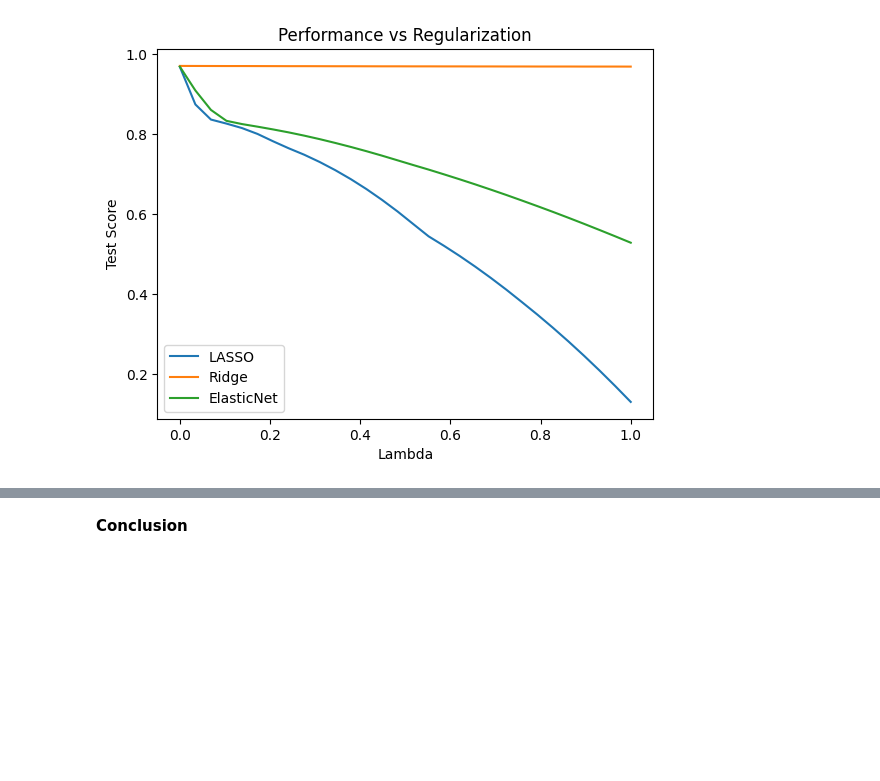
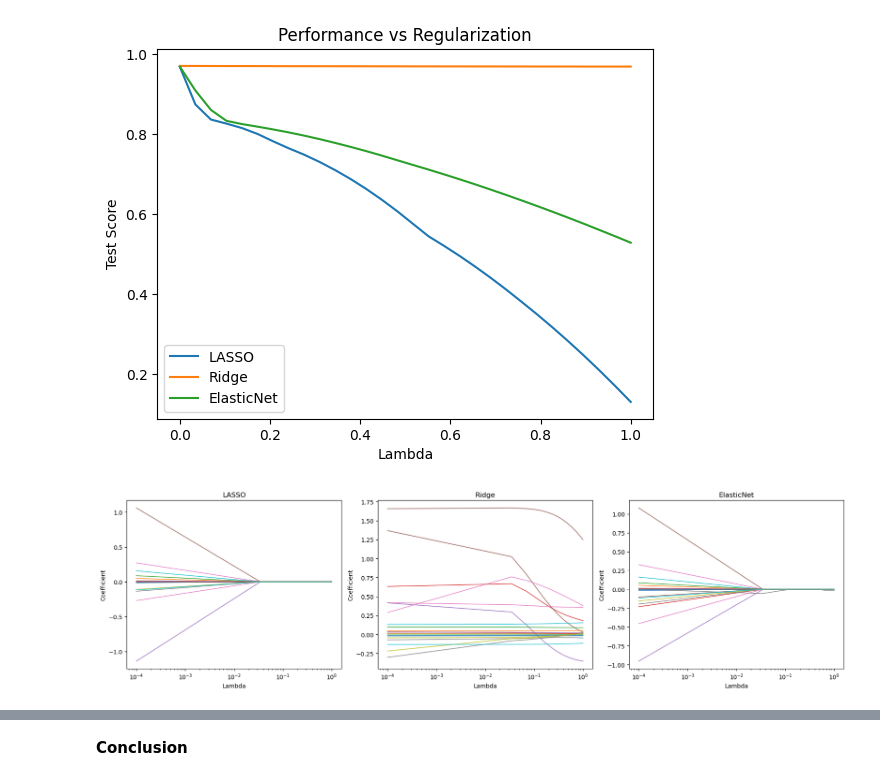
Before and after one commit to Shravani018/ml_2_group1, a Jupyter notebook: Assignment3/ML2_Group1_Assignment3.ipynb, the cells around one changed output, grey strips where cells are left out. Drawn from its saved outputs; the diff is of its cells as text; code cells hidden in the pictures; blank space fills up the shorter version.

```diff
--- a/Assignment3/ML2_Group1_Assignment3.ipynb
+++ b/Assignment3/ML2_Group1_Assignment3.ipynb
@@ -271,3 +281,24 @@ plt.legend()
 plt.show()
 # %% [output]
 [figure]
+# %%
+# coefficient path
+fig, axes = plt.subplots(1, 3, figsize=(18, 5))
+
+plot_names = ["LASSO", "Ridge", "ElasticNet"]
+plot_data = [lasso_results, ridge_results, elastic_results]
+
+for ax, name, data in zip(axes, plot_names, plot_data):
+
+    for column in X.columns[:20]:
+        ax.plot(data["Lambda"], data[column], alpha=0.7)
+
+    ax.set_xscale("log")
+    ax.set_title(name)
+    ax.set_xlabel("Lambda")
+    ax.set_ylabel("Coefficient")
+
+plt.tight_layout()
+plt.show()
+# %% [output]
+[figure, added]
```
Also changed, not shown: parts of 10 cells of this notebook, 7 other files.
